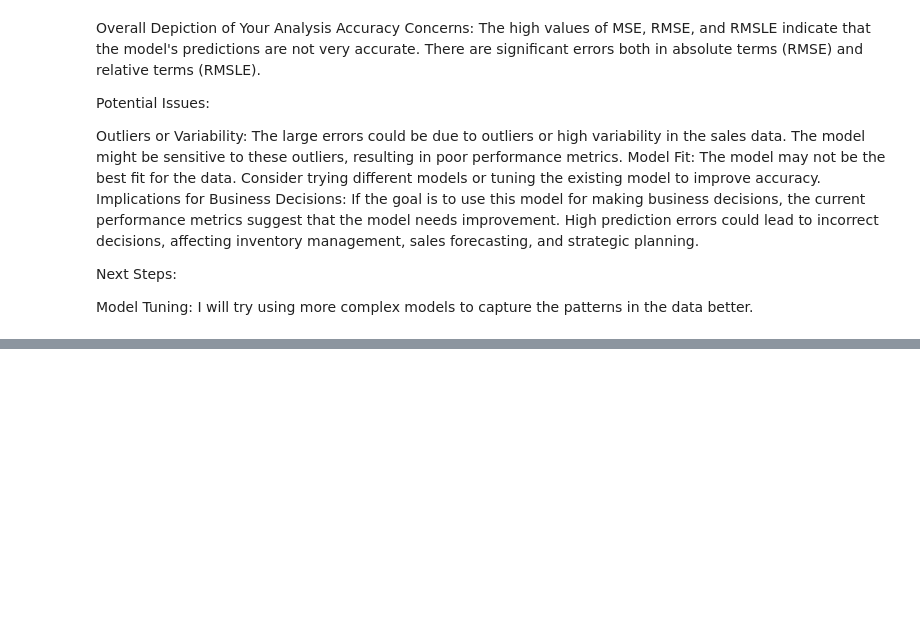
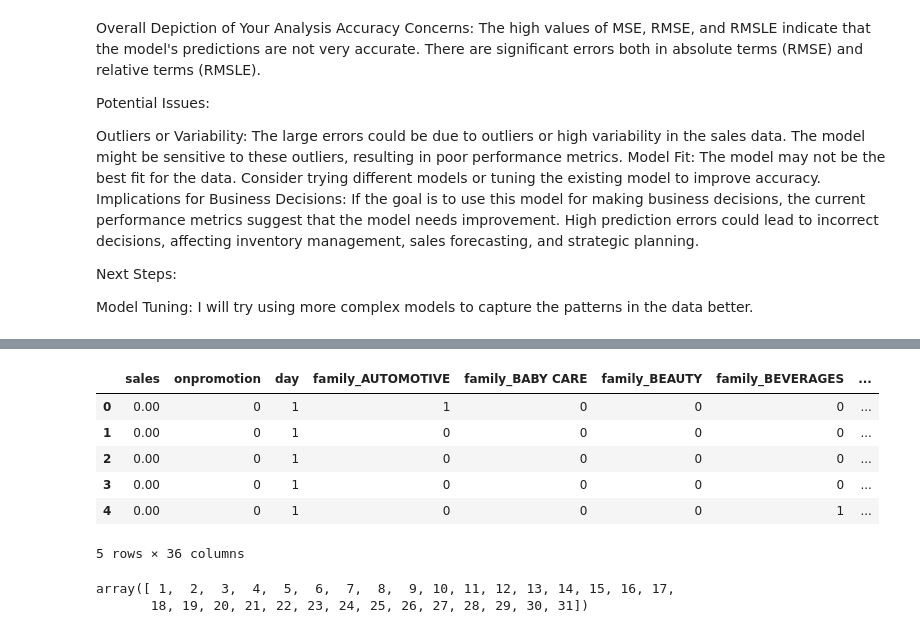
Before and after one commit to OngomaElias/A-Time-Series-Regression-Favorita, a Jupyter notebook: Notebook/Main.ipynb, the cells around one changed output, grey strips where cells are left out. Saved outputs shown, nothing was run; the diff lists cells and outputs as text; code cells hidden in the pictures; blank space fills up the shorter version.

```diff
--- a/Notebook/Main.ipynb
+++ b/Notebook/Main.ipynb
@@ -2836,0 +2935,18 @@ Model Tuning: I will try using more complex models to capture the patterns in th
+# %%
+# Drop 'year' and 'month' columns
+sgbD_df.drop(columns=['year', 'month'], inplace=True)
+# %%
+sgbD_df.head()
+# %% [output]
+|  | sales | onpromotion | day | family_AUTOMOTIVE | family_BABY CARE | family_BEAUTY | family_BEVERAGES | ... |
+| 0 | 0.00 | 0 | 1 | 1 | 0 | 0 | 0 | ... |
+| 1 | 0.00 | 0 | 1 | 0 | 0 | 0 | 0 | ... |
+| 2 | 0.00 | 0 | 1 | 0 | 0 | 0 | 0 | ... |
+| 3 | 0.00 | 0 | 1 | 0 | 0 | 0 | 0 | ... |
+| 4 | 0.00 | 0 | 1 | 0 | 0 | 0 | 1 | ... |
+5 rows × 36 columns
+# %%
+sgbD_df['day'].unique()
+# %% [output]
+array([ 1,  2,  3,  4,  5,  6,  7,  8,  9, 10, 11, 12, 13, 14, 15, 16, 17,
+       18, 19, 20, 21, 22, 23, 24, 25, 26, 27, 28, 29, 30, 31])
```
Also changed, not shown: parts of 37 cells of this notebook.
